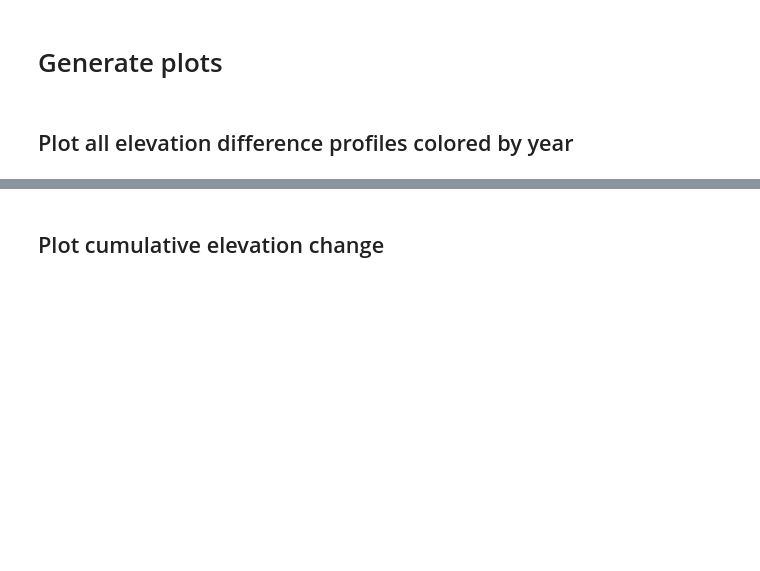
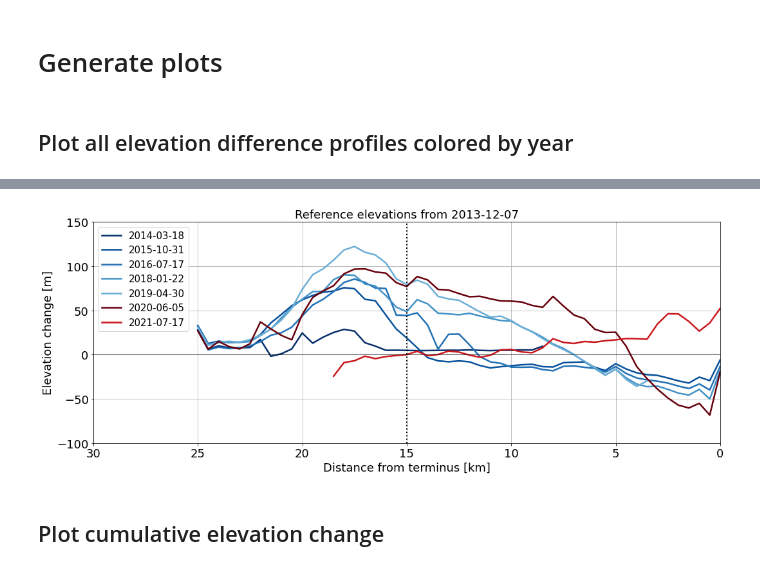
Before and after one commit to jukesliu/CautoRIFT, a Jupyter notebook: centerline_elevation_processing.ipynb, the cells around one changed output, grey strips where cells are left out. Drawn from its saved outputs; the diff is of its cells as text; code cells hidden in the pictures; blank space fills up the shorter version.

```diff
--- a/centerline_elevation_processing.ipynb
+++ b/centerline_elevation_processing.ipynb
@@ -657,51 +625,42 @@ dem_diff_path = '/Users/jukesliu/Documents/TURNER/DATA/ICE_THICKNESS/surface/cen
 # %%
-# fig, ax = plt.subplots(figsize=(10,6))
-# fs = 18
-# alpha = 0.7
-# # background_col='xkcd:pale grey'
-# background_col='xkcd:light grey'
-# # ax.set_facecolor(background_col)
-# colors_cold = cmocean.cm.ice(np.linspace(0,1,6))
-# colors_warm = cmocean.cm.matter(np.linspace(0,1,6))
+fig, ax = plt.subplots(figsize=(15,6))
+fs = 18
+alpha = 1
+lw = 2.5
+colors_warm = plt.cm.Reds_r(np.linspace(0,1,5))
+colors_cold = plt.cm.Blues_r(np.linspace(0,1,9))
 
-# legends = []
-# a = 0
-# b = 0
-# for filename in filenames:
-# #     if filename.startswith('profile_2013'): # only use this conditional for total quiescent
-#         [pre, ds1, ds2] = filename.split('_') # grab dates
-#         print(ds1, ds2)
-#         ds2 = ds2[:-4] # cut off the .csv
-#         timeperiod = ds1+' to '+ds2
-#     #     legends.append(timeperiod)
-#         if ds2.startswith('2018'):
-#             ds2 = ('2018 late Jan.')
-#         legends.append(ds2)
-#         slope_change = float(ss_td_df[ss_td_df.ds1 == ds1].slope_change)
-#         df = pd.read_csv(dem_diff_path+newfolder+'/'+filename)
+legends = []
+a = 0
+b = 0
+for filename in filenames:
+#     if filename.startswith('profile_2013'): # only use this conditional for total quiescent
+        [pre, ds1, ds2, post] = filename.split('_') # grab dates
+        print(ds1, ds2)
+        timeperiod = ds1+' to '+ds2
+        legends.append(str(pd.to_datetime(ds2))[:10])
+        df = pd.read_csv(dem_diff_path+filename)
 
-#         if ds2.startswith('202'): # surge
-# #             ax.plot(df.dist_m/1000, df.mean_elev_diff, 'o-', color=colors_warm[a], alpha=alpha) # Elevation
-#             ax.plot(df.dist_m/1000, df.mean_elev_diff*9.81*917*slope_change/1e3, 'o-', color=colors_warm[a], alpha=alpha) # Driving Stress
-#             a += 1
-#         elif ds1.startswith('2012'): # end of the last surge
-# #             ax.plot(df.dist_m/1000, df.mean_elev_diff, 'o-', color='white') # Elevation
-#             ax.plot(df.dist_m/1000, df.mean_elev_diff*9.81*917*slope_change/1000, 'o-', color='white') # Driving stress
-#         else:
-# #             ax.plot(df.dist_m/1000, df.mean_elev_diff, 'o-', color=colors_cold[b], alpha=alpha) # Elevation
-#             ax.plot(df.dist_m/1000, df.mean_elev_diff*9.81*917*slope_change/1000, 'o-', color=colors_cold[b], alpha=alpha) # Driving stress
-#             b += 1
+        if ds2.startswith('202'): # surge
+            ax.plot(df.dist_m/1000, df.delta_h, '-', lw=lw, color=colors_warm[a], alpha=alpha) # Elevation
+            a += 1
+        elif ds1.startswith('2012'): # end of the last surge
+            ax.plot(df.dist_m/1000, df.delta_h, '-', lw=lw, color='white') # Elevation
+        else:
+            ax.plot(df.dist_m/1000, df.delta_h, '-', lw=lw, color=colors_cold[b], alpha=alpha) # Elevation
+            b += 1
 
-# ax.set_xlim(27,0)
-# ax.set_xlabel('Distance from terminus [km]', fontsize=fs)
-# ax.plot([30, 0], [0, 0], 'k-', linewidth=0.5)
-# ax.tick_params(axis='both', which='major', labelsize=fs)
-# ax.set_ylim(-10,10)
-# # ax.set_ylim(-70, 140)
-# # ax.set_title('Driving stress difference from 2013-12-07', fontsize=fs)
-# ax.set_ylabel('Driving stress change [kPa]', fontsize=fs)
-# # ax.set_ylabel('Elevation change [m]', fontsize=fs)
-# ax.legend(legends, loc='lower left', ncol=3, fontsize=fs-6)
-# ax.grid()
-# ax.set_facecolor(background_col)
-# plt.show()
+ax.set_xlim(30,0)
+ax.set_ylim(-100,150)
+ax.set_title('Reference elevations from 2013-12-07', fontsize=fs)
+ax.set_ylabel('Elevation change [m]', fontsize=fs)
+ax.set_xlabel('Distance from terminus [km]', fontsize=fs)
+ax.plot([30, 0], [0, 0], 'k-', linewidth=0.5) # zero line
+ax.axvline(x=15, color='k', ls=':', lw=2) # convergence line
+ax.legend(legends, loc='upper left', ncol=1, fontsize=fs-3)
+ax.tick_params(axis='both', which='major', labelsize=fs)
+ax.grid()
+plt.tight_layout()
+plt.savefig('/Users/jukesliu/Documents/TURNER/paper1/figures/elevation_change_panele.png',dpi=300)
+plt.show()
+# %% [output]
@@ -708,3 +674,4 @@ dem_diff_path = '/Users/jukesliu/Documents/TURNER/DATA/ICE_THICKNESS/surface/cen
+[figure, added]
 # %% [markdown]
 ## Plot cumulative elevation change
 # %%
```
Also changed, not shown: parts of 30 cells of this notebook.
